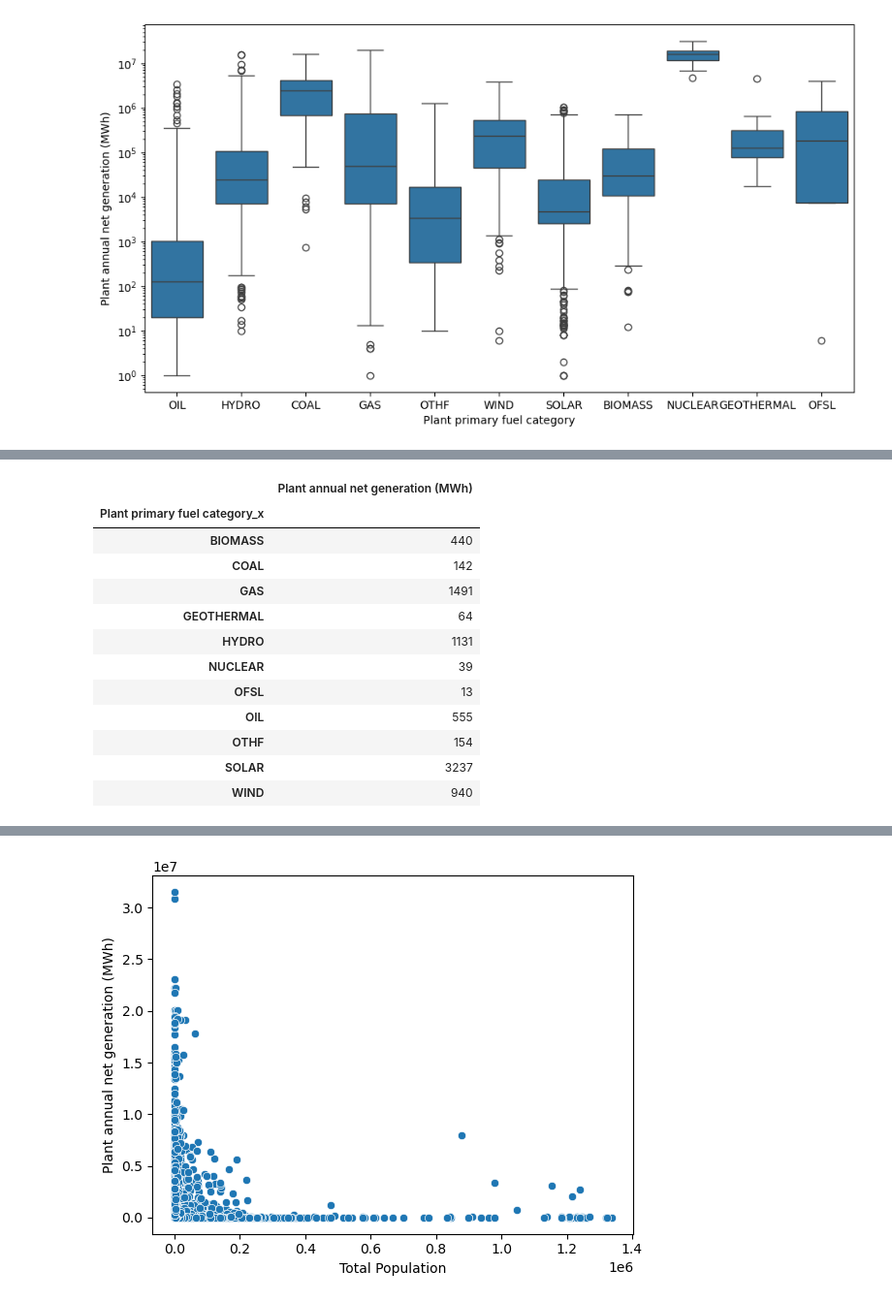
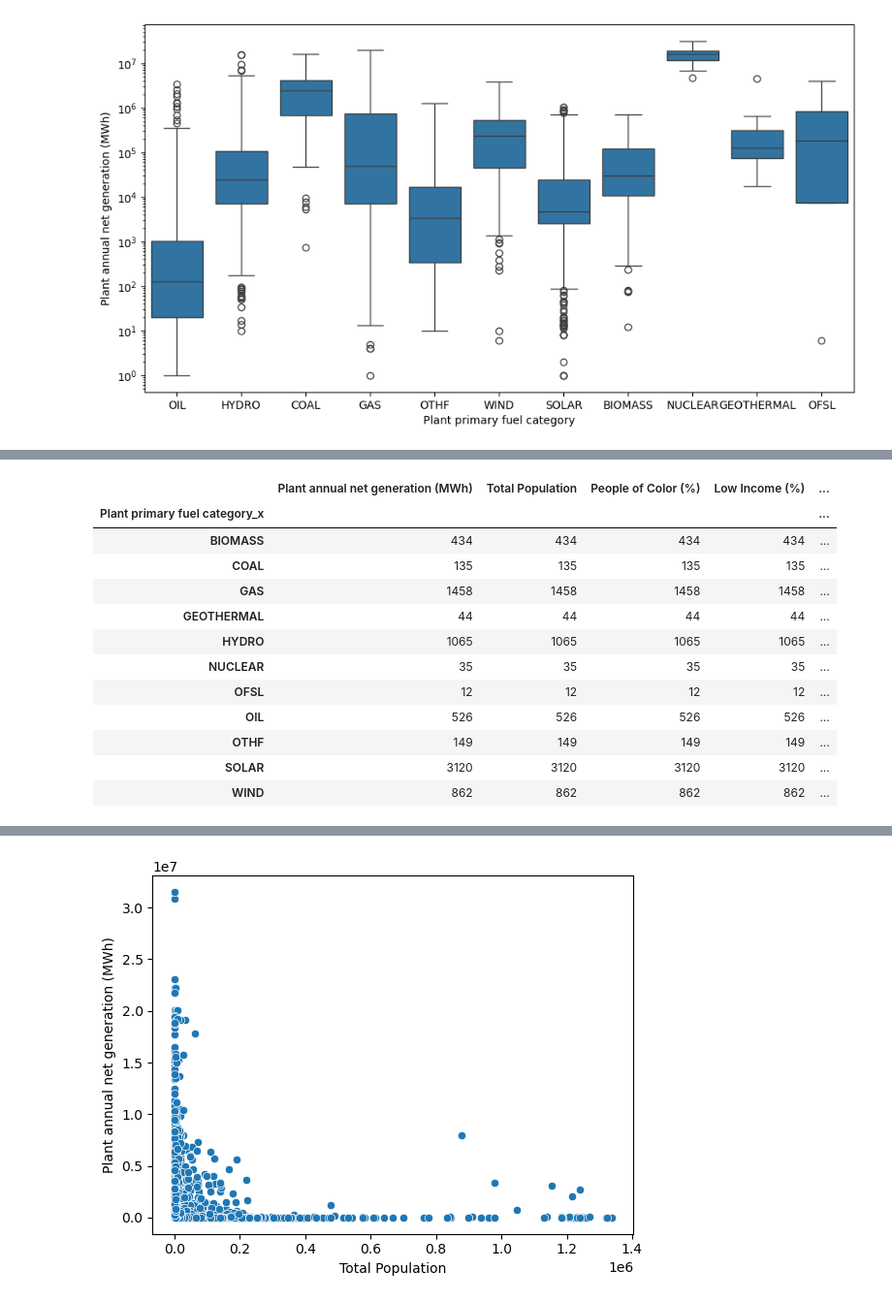
Before and after one commit to reilyfairchild/Data102_Final_Project, a Jupyter notebook: dataset_3_EDA.ipynb, the cells around one changed output, grey strips where cells are left out. Shown at 97% size. Drawn from its saved outputs; the diff is of its cells as text; code cells hidden in the pictures.

```diff
--- a/dataset_3_EDA.ipynb
+++ b/dataset_3_EDA.ipynb
@@ -214,20 +212,21 @@ ax;
 # %% [output]
 [figure]
 # %%
+#clean the columns that are numerical (some contain , ( , ) )
+relevant_columns = ['Plant primary fuel category_x', 'Plant annual net generation (MWh)', 'Total Population', 'People of Color (%)', 'Low Income (%)', 'Less Than High School Education (%)', 'Limited English Speaking (%)', 'Unemployment Rate (%)', 'Limited Life Expectancy (%)', 'Demographic Index']
+columns_to_clean = ['Plant annual net generation (MWh)', 'Total Population', 'People of Color (%)', 'Low Income (%)', 'Less Than High School Education (%)', 'Limited English Speaking (%)', 'Unemployment Rate (%)', 'Limited Life Expectancy (%)', 'Demographic Index']
 
-net_gen_cat = egrid_joined[['Plant primary fuel category_x','Plant annual net generation (MWh)', 'Total Population']]
+egridf = egrid_joined[relevant_columns] #egrid final
 
-net_gen = egrid_joined['Plant annual net generation (MWh)'].astype(str).str.replace(r'[,\(\)]', '', regex=True)
-net_gen_cat['Plant annual net generation (MWh)'] = pd.to_numeric(net_gen, errors='coerce')
+for col in columns_to_clean:
+    cleaned = egrid_joined[col].astype(str).str.replace(r'[,\(\)]', '', regex=True)
+    egridf[col] = pd.to_numeric(cleaned, errors='coerce')
+    egridf = egridf.dropna()
+    egridf[col] = egridf[col].astype(int)
 
-net_gen = egrid_joined['Total Population'].astype(str).str.replace(r'[,\(\)]', '', regex=True)
-net_gen_cat['Total Population'] = pd.to_numeric(net_gen, errors='coerce')
 
-net_gen_cat = net_gen_cat.dropna()
-
-net_gen_cat['Plant annual net generation (MWh)'] = net_gen_cat['Plant annual net generation (MWh)'].astype(int)
-net_gen_cat['Total Population'] = net_gen_cat['Total Population'].astype(int)
-net_gen_cat.head()
+egridf.dropna()
+egridf.shape
 # %% [output]
 A value is trying to be set on a copy of a slice from a DataFrame.
 Try using .loc[row_indexer,col_indexer] = value instead
@@ -265,16 +245,16 @@ net_gen_cat.head()
 # %%
-net_gen_cat.groupby("Plant primary fuel category_x").count()
+egridf.groupby("Plant primary fuel category_x").count()
 # %% [output]
-|  | Plant annual net generation (MWh) |
-| Plant primary fuel category_x |  |
-| BIOMASS | 440 |
-| COAL | 142 |
-| GAS | 1491 |
-| GEOTHERMAL | 64 |
-| HYDRO | 1131 |
-| NUCLEAR | 39 |
-| OFSL | 13 |
-| OIL | 555 |
-| OTHF | 154 |
-| SOLAR | 3237 |
-| WIND | 940 |
+|  | Plant annual net generation (MWh) | Total Population | People of Color (%) | Low Income (%) | ... |
+| Plant primary fuel category_x |  |  |  |  | ... |
+| BIOMASS | 434 | 434 | 434 | 434 | ... |
+| COAL | 135 | 135 | 135 | 135 | ... |
+| GAS | 1458 | 1458 | 1458 | 1458 | ... |
+| GEOTHERMAL | 44 | 44 | 44 | 44 | ... |
+| HYDRO | 1065 | 1065 | 1065 | 1065 | ... |
+| NUCLEAR | 35 | 35 | 35 | 35 | ... |
+| OFSL | 12 | 12 | 12 | 12 | ... |
+| OIL | 526 | 526 | 526 | 526 | ... |
+| OTHF | 149 | 149 | 149 | 149 | ... |
+| SOLAR | 3120 | 3120 | 3120 | 3120 | ... |
+| WIND | 862 | 862 | 862 | 862 | ... |
```
Also changed, not shown: parts of 15 cells of this notebook.
